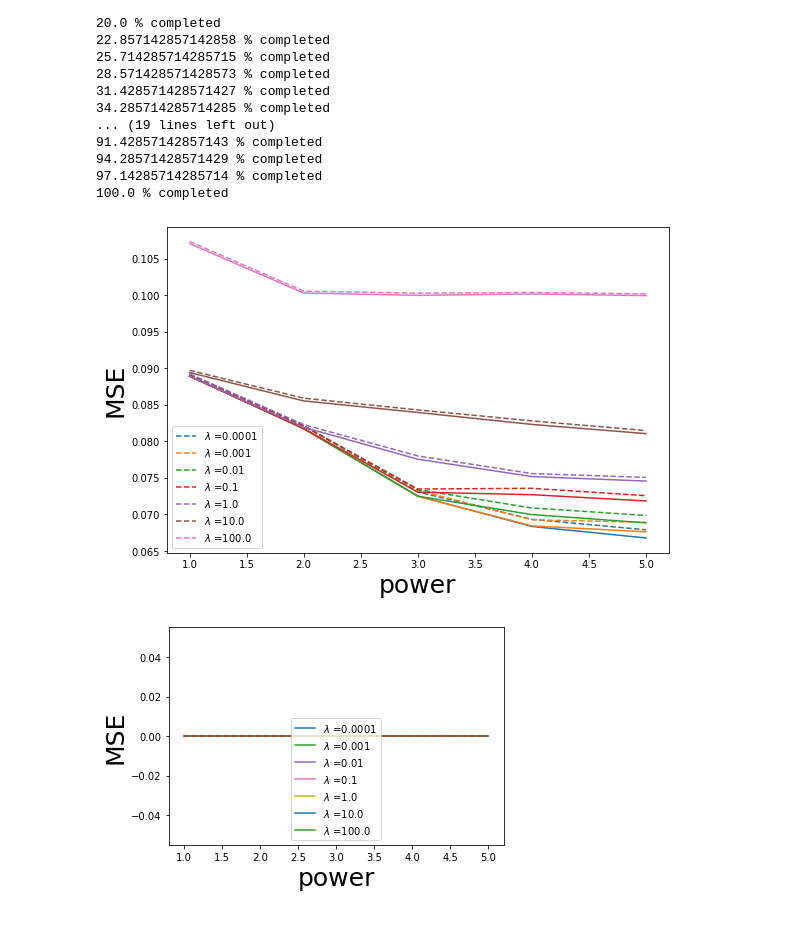
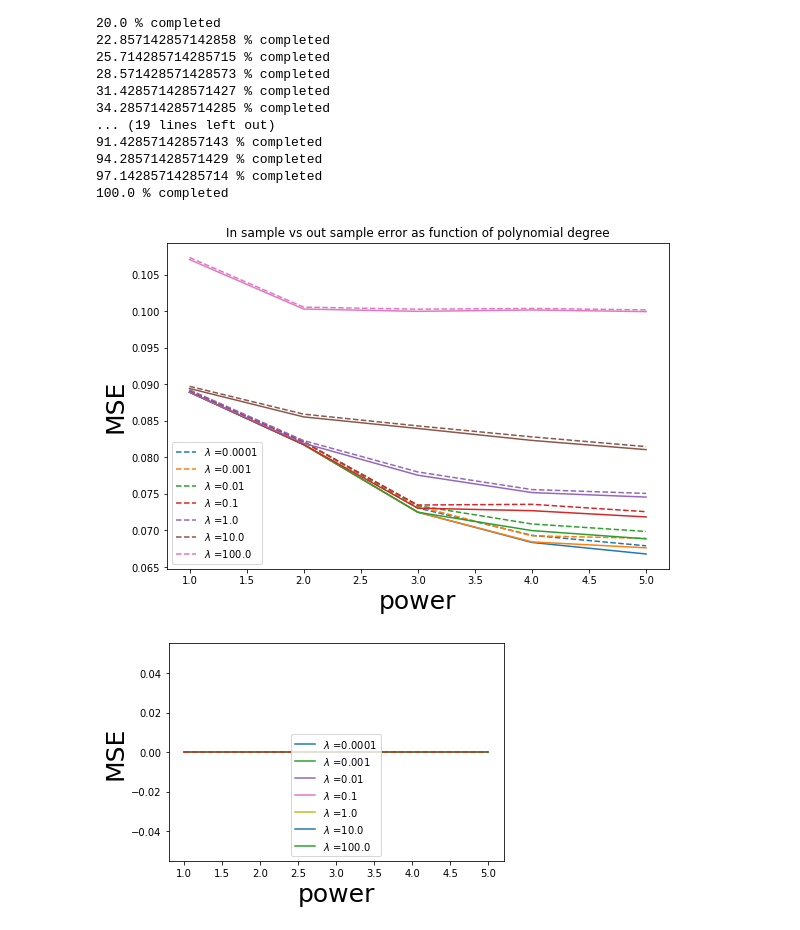
Before and after one commit to VemundST/Project1, a Jupyter notebook: main.ipynb, the cells around one changed output. Cells and saved outputs as stored; diff of their text form; code cells hidden in the pictures.

```diff
--- a/main.ipynb
+++ b/main.ipynb
@@ -601,18 +601,18 @@ for i in range(maxpower):
 # %%
 fig, ax = plt.subplots(figsize=(9,6))
 
 for i in range(np.shape(lambdas)[0]):
     pl=ax.plot(range(1,maxpower+1),mse_out_ridge[:,i], label='$\lambda$ ='+str(lambdas[i]),linestyle='--')
     col=pl[0].get_color()
     ax.plot(range(1,maxpower+1),mse_in_ridge[:,i], color=col)
 
 plt.legend()
 plt.xlabel('power', fontsize=25)
 plt.ylabel('MSE', fontsize=25)
-plt.title('In sample vs out sample error as function o')
+plt.title('In sample vs out sample error as function of polynomial degree')
 plt.show()
 # %% [output]
-[figure, old version]
+[figure, new version]
 # %%
 
 for i in range(np.shape(lambdas)[0]):
```
Also changed, not shown: parts of 2 cells of this notebook.
